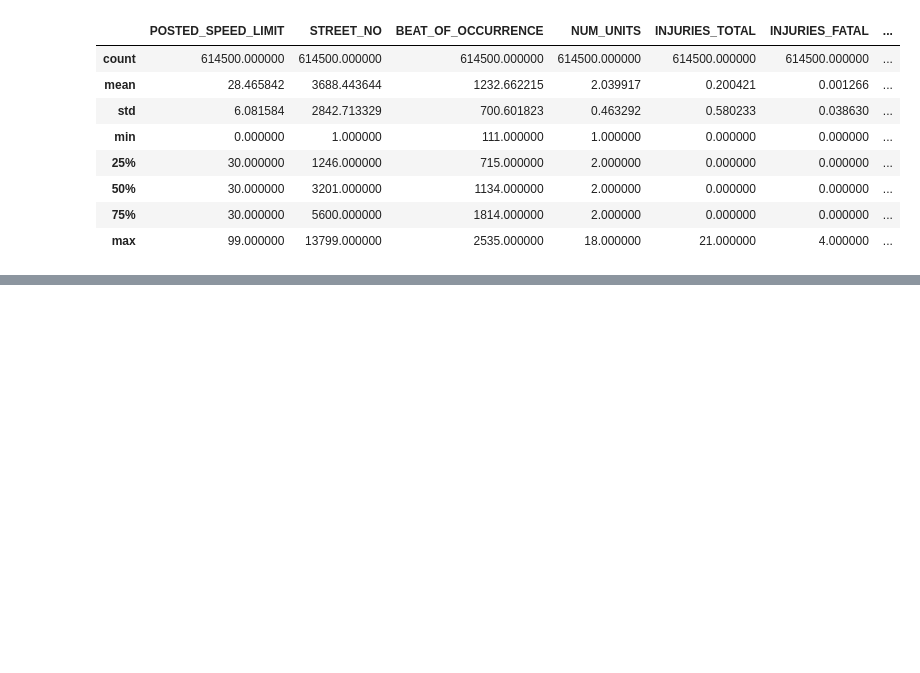
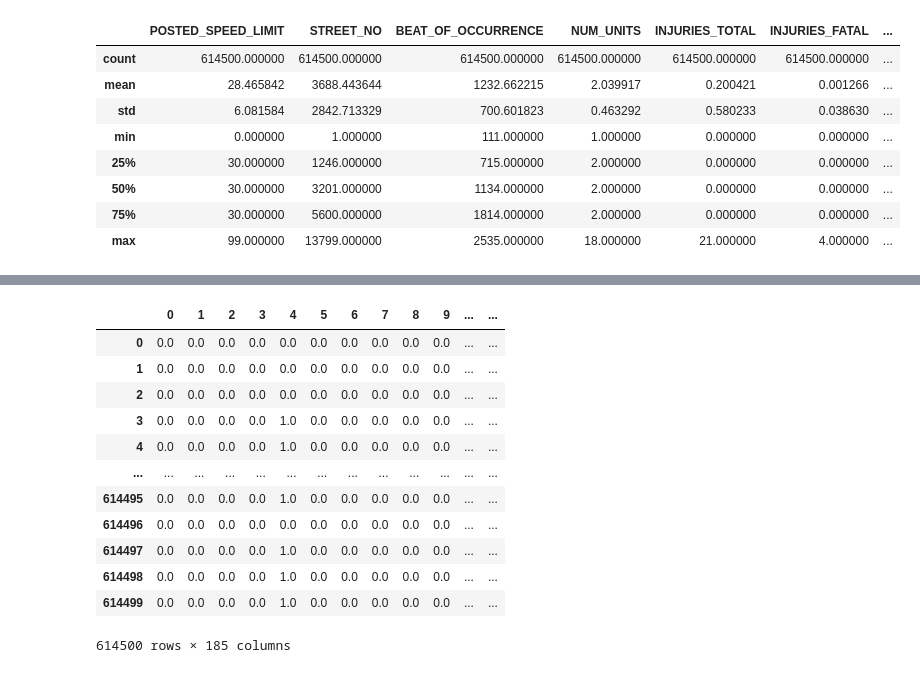
Before and after one commit to Sollen-R/DS400-Final, a Jupyter notebook: Notebooks/DS400 EDA.ipynb, the cells around one changed output, grey strips where cells are left out. Cells and saved outputs as stored; diff of their text form; code cells hidden in the pictures; blank space fills up the shorter version.

```diff
--- a/Notebooks/DS400 EDA.ipynb
+++ b/Notebooks/DS400 EDA.ipynb
@@ -56,7 +56,7 @@ for col in df:
 df.drop(dropcols, axis='columns', inplace=True)
 # %%
 #Drop unnecessary columns
-df.drop(['CRASH_RECORD_ID', 'REPORT_TYPE', 'LOCATION'], axis='columns', inplace=True)
+df.drop(['CRASH_RECORD_ID', 'REPORT_TYPE', 'DATE_POLICE_NOTIFIED', 'LOCATION'], axis='columns', inplace=True)
 # %%
 df.replace('UNKNOWN', np.nan, inplace=True)
 # %%
@@ -77,16 +77,17 @@ df.describe()
 categorical = ['TRAFFIC_CONTROL_DEVICE',
        'DEVICE_CONDITION', 'WEATHER_CONDITION', 'LIGHTING_CONDITION',
        'FIRST_CRASH_TYPE', 'TRAFFICWAY_TYPE', 'ALIGNMENT',
-       'ROADWAY_SURFACE_COND', 'ROAD_DEFECT', 'CRASH_TYPE', 'DAMAGE',
-       'DATE_POLICE_NOTIFIED', 'PRIM_CONTRIBUTORY_CAUSE',
-       'SEC_CONTRIBUTORY_CAUSE', 'STREET_DIRECTION',
-       'STREET_NAME', 'MOST_SEVERE_INJURY']
+       'ROADWAY_SURFACE_COND', 'ROAD_DEFECT', 'CRASH_TYPE', 'DAMAGE', 'PRIM_CONTRIBUTORY_CAUSE',
+       'SEC_CONTRIBUTORY_CAUSE', 'MOST_SEVERE_INJURY']
+#Removed street name and direction
 # %%
-numerical = ['CRASH_DATE', 'POSTED_SPEED_LIMIT', 'STREET_NO', 'BEAT_OF_OCCURRENCE', 'NUM_UNITS',
+numerical = ['POSTED_SPEED_LIMIT', 'STREET_NO', 'BEAT_OF_OCCURRENCE', 'NUM_UNITS',
        'INJURIES_TOTAL', 'INJURIES_FATAL', 'INJURIES_INCAPACITATING',
        'INJURIES_NON_INCAPACITATING', 'INJURIES_REPORTED_NOT_EVIDENT',
        'INJURIES_NO_INDICATION', 'INJURIES_UNKNOWN', 'CRASH_HOUR',
        'CRASH_DAY_OF_WEEK', 'CRASH_MONTH', 'LATITUDE', 'LONGITUDE']
+
+#This leaves out the datetime column
 # %%
 from datetime import datetime
 # %%
@@ -104,0 +109,4 @@ df.head()
+# %%
+scaler = StandardScaler()
+df[numerical] = scaler.fit_transform(df[numerical])
+df.head()
@@ -104,0 +121,19 @@ df.head()
+# %%
+onehot = OneHotEncoder(drop='if_binary')
+
+dfc = df
+pd.DataFrame(onehot.fit_transform(dfc[categorical]).toarray()
+# %% [output]
+|  | 0 | 1 | 2 | 3 | 4 | 5 | 6 | 7 | 8 | 9 | ... | ... |
+| 0 | 0.0 | 0.0 | 0.0 | 0.0 | 0.0 | 0.0 | 0.0 | 0.0 | 0.0 | 0.0 | ... | ... |
+| 1 | 0.0 | 0.0 | 0.0 | 0.0 | 0.0 | 0.0 | 0.0 | 0.0 | 0.0 | 0.0 | ... | ... |
+| 2 | 0.0 | 0.0 | 0.0 | 0.0 | 0.0 | 0.0 | 0.0 | 0.0 | 0.0 | 0.0 | ... | ... |
+| 3 | 0.0 | 0.0 | 0.0 | 0.0 | 1.0 | 0.0 | 0.0 | 0.0 | 0.0 | 0.0 | ... | ... |
+| 4 | 0.0 | 0.0 | 0.0 | 0.0 | 1.0 | 0.0 | 0.0 | 0.0 | 0.0 | 0.0 | ... | ... |
+| ... | ... | ... | ... | ... | ... | ... | ... | ... | ... | ... | ... | ... |
+| 614495 | 0.0 | 0.0 | 0.0 | 0.0 | 1.0 | 0.0 | 0.0 | 0.0 | 0.0 | 0.0 | ... | ... |
+| 614496 | 0.0 | 0.0 | 0.0 | 0.0 | 0.0 | 0.0 | 0.0 | 0.0 | 0.0 | 0.0 | ... | ... |
+| 614497 | 0.0 | 0.0 | 0.0 | 0.0 | 1.0 | 0.0 | 0.0 | 0.0 | 0.0 | 0.0 | ... | ... |
+| 614498 | 0.0 | 0.0 | 0.0 | 0.0 | 1.0 | 0.0 | 0.0 | 0.0 | 0.0 | 0.0 | ... | ... |
+| 614499 | 0.0 | 0.0 | 0.0 | 0.0 | 1.0 | 0.0 | 0.0 | 0.0 | 0.0 | 0.0 | ... | ... |
+614500 rows × 185 columns
```
Also changed, not shown: parts of 3 cells of this notebook.
